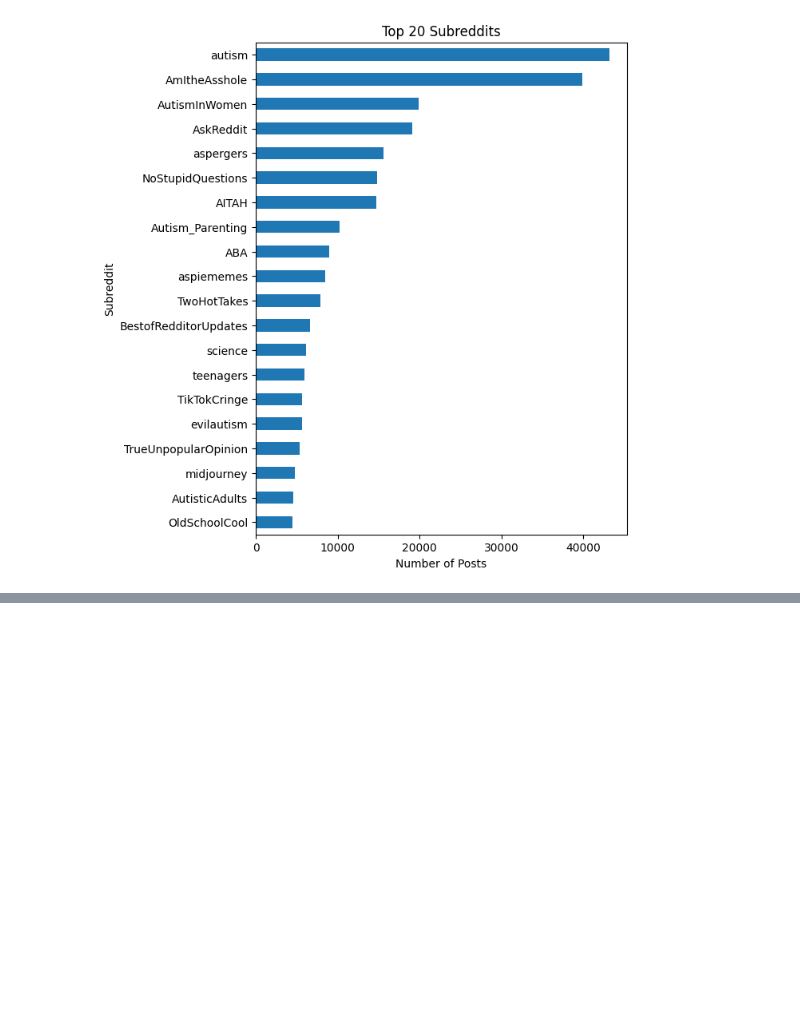
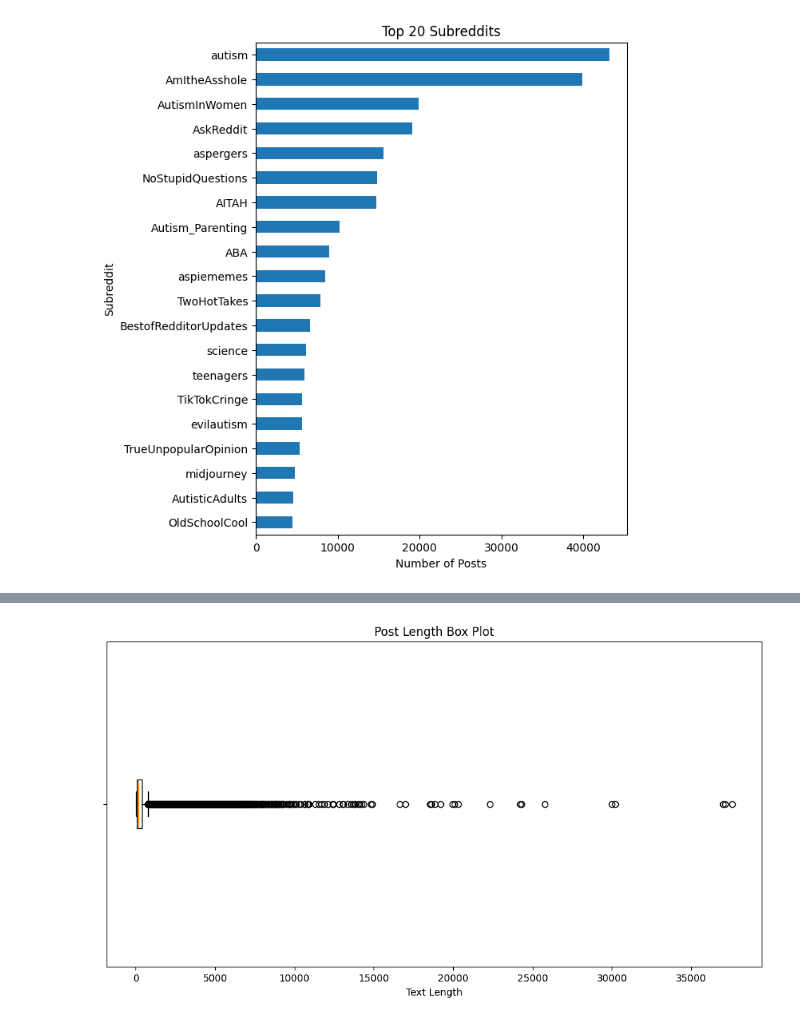
Before and after one commit to andrea-mar/BBK_MScDataScience2reddit_posts, a Jupyter notebook: reddit_post_analysis.ipynb, the cells around one changed output, grey strips where cells are left out. Cells and saved outputs as stored; diff of their text form; code cells hidden in the pictures; blank space fills up the shorter version.

Commit message:
reddit posts text cleaned ready for modeling - in english_posts dataframe

```diff
--- a/reddit_post_analysis.ipynb
+++ b/reddit_post_analysis.ipynb
@@ -1823,0 +1914,5 @@ from text_cleanup_functions import split_words_by_space, remove_non_word_chars,
+# %%
+# remove texts of 30 characters or less)
+# 524171 rows in the final dataset
+posts = posts[posts['text_length'] > 30]
+posts.info()
@@ -1823,0 +2021,20 @@ from text_cleanup_functions import split_words_by_space, remove_non_word_chars,
+# %%
+random.seed(7)
+np.random.seed(7)
+
+posts['language_ft'] = '0'
+for index, row in posts.iterrows():
+    try:
+        # detect language
+        result = fasttext_language_predict(row.text)
+        # fast text returns a fasttext object in the form of ([[__label__en]], [[0.9810618]])
+        # we need to extract the 'en'/ language label from the result
+        labeled_lang = result[0][0][0]
+        lang = labeled_lang.replace('__label__', '')
+        # save the post's language label in the dataframe
+        posts.at[index, 'language_ft'] = lang
+
+    except Exception as e:
+        print(row)
+        print(e)
+        pass
@@ -1823,0 +2113,10 @@ from text_cleanup_functions import split_words_by_space, remove_non_word_chars,
+# %%
+# remove non-english rows ( as agreed by both langdetect and fasttext )
+
+# boolean mask for rows where at least one of the columns is 'en'
+english_mask = (posts['language'] == 'en') | (posts['language_ft'] == 'en')
+
+# filter the posts dataframe and keep only the english rows
+english_posts = posts[english_mask]
+# 523097 posts to be included in the analysis
+english_posts.info()
@@ -1823,0 +2166,10 @@ from text_cleanup_functions import split_words_by_space, remove_non_word_chars,
+# %%
+# Create a box plot for the 'text_length' column
+plt.figure(figsize=(12, 6))
+plt.boxplot(english_posts['text_length'], vert=False)
+plt.xlabel('Text Length')
+plt.yticks(plt.yticks()[0], plt.yticks()[0][1:])
+plt.title('Post Length Box Plot')
+plt.show()
+# %% [output]
+[figure, added]
```
Also changed, not shown: parts of 29 cells of this notebook, 1 other file.
